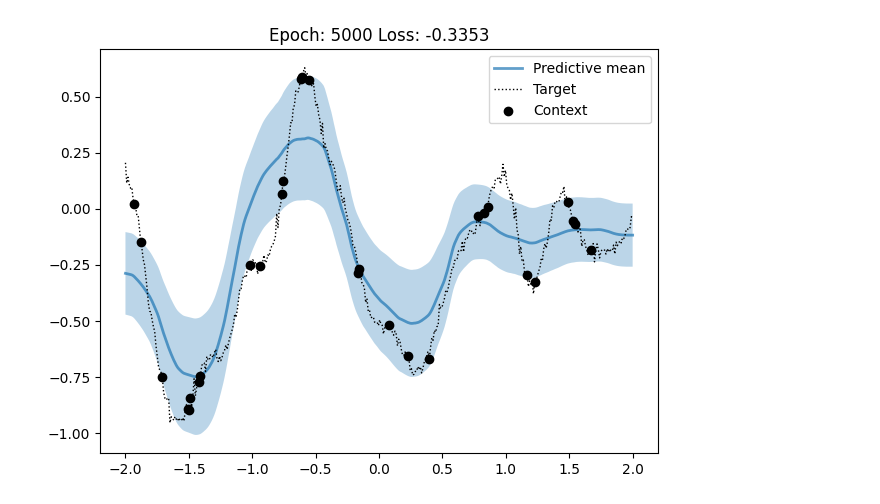
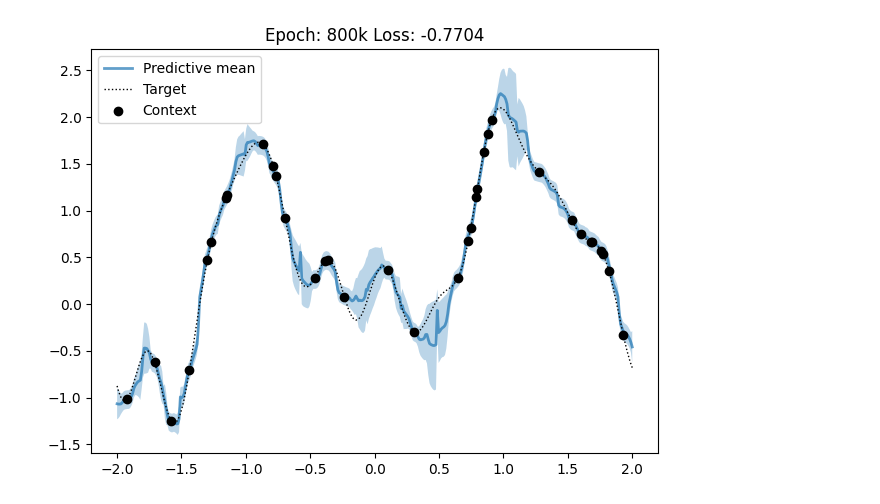
Before and after one commit to tlc4418/neural-processes, a Jupyter notebook: models/anp/anp_1d_task_visualizer.ipynb, the cells around one changed output. Cells and saved outputs as stored; diff of their text form; code cells hidden in the pictures.

```diff
--- a/models/anp/anp_1d_task_visualizer.ipynb
+++ b/models/anp/anp_1d_task_visualizer.ipynb
@@ -15,8 +15,8 @@ np.random.seed(1)
 train_gen = GPDataGenerator(max_n_context=50, randomize_kernel_params=True)
 test_gen = GPDataGenerator(testing=True, max_n_context=50, batch_size=1, randomize_kernel_params=True)
 
-attention = Attention(attention_type="laplace", embed_dim=128, scale=1.0)
-model = ANPModel(x_dim=1, y_dim=1, hidden_dim=128, attention=attention)
-train_1d(model, epochs=5000, train_gen=train_gen, test_gen=test_gen)
+attention = Attention(attention_type="multihead", embed_dim=128, scale=1.0)
+model = ANPModel(x_dim=1, y_dim=1, hidden_dim=128, attention=attention, latent_encoder_layers=6, deterministic_encoder_layers=6, decoder_layers=4)
+train_1d(model, epochs=1, train_gen=train_gen, test_gen=test_gen)
 # %% [output]
 Using device: cuda
@@ -33,16 +24,21 @@ Using device: cuda
 # %%
-checkpoint = torch.load("anp_model.pt")
+from sklearn.gaussian_process.kernels import Matern, RBF, WhiteKernel, ConstantKernel
+
+
+gen_changing_kernel_params = GPDataGenerator(kernel=RBF(0.2), testing=True, batch_size=10, max_n_context=50)
+
+checkpoint = torch.load("anp_model_fix_lr.pt") #
 model.load_state_dict(checkpoint["model_state_dict"])
 model.to("cpu")
 model.eval()
-context_x, context_y, target_x, target_y = test_gen.generate_batch().get_all()
+context_x, context_y, target_x, target_y = gen_changing_kernel_params.generate_batch().get_all()
 pred_y, std, loss, _, _ = model(context_x, context_y, target_x, target_y)
 plot_np_results(target_x.detach().numpy()[0],
                 target_y.detach().numpy()[0],
                 context_x.detach().numpy()[0],
                 context_y.detach().numpy()[0],
                 pred_y.detach().numpy()[0],
                 std.detach().numpy()[0],
-                title=f"Epoch: 5000 Loss: {loss.item():.4f}")
+                title=f"Epoch: 800k Loss: {loss.item():.4f}")
 # %% [output]
-[figure, old version]
+[figure, new version]
```
Also changed, not shown: parts of 1 cell of this notebook, 2 other files.
